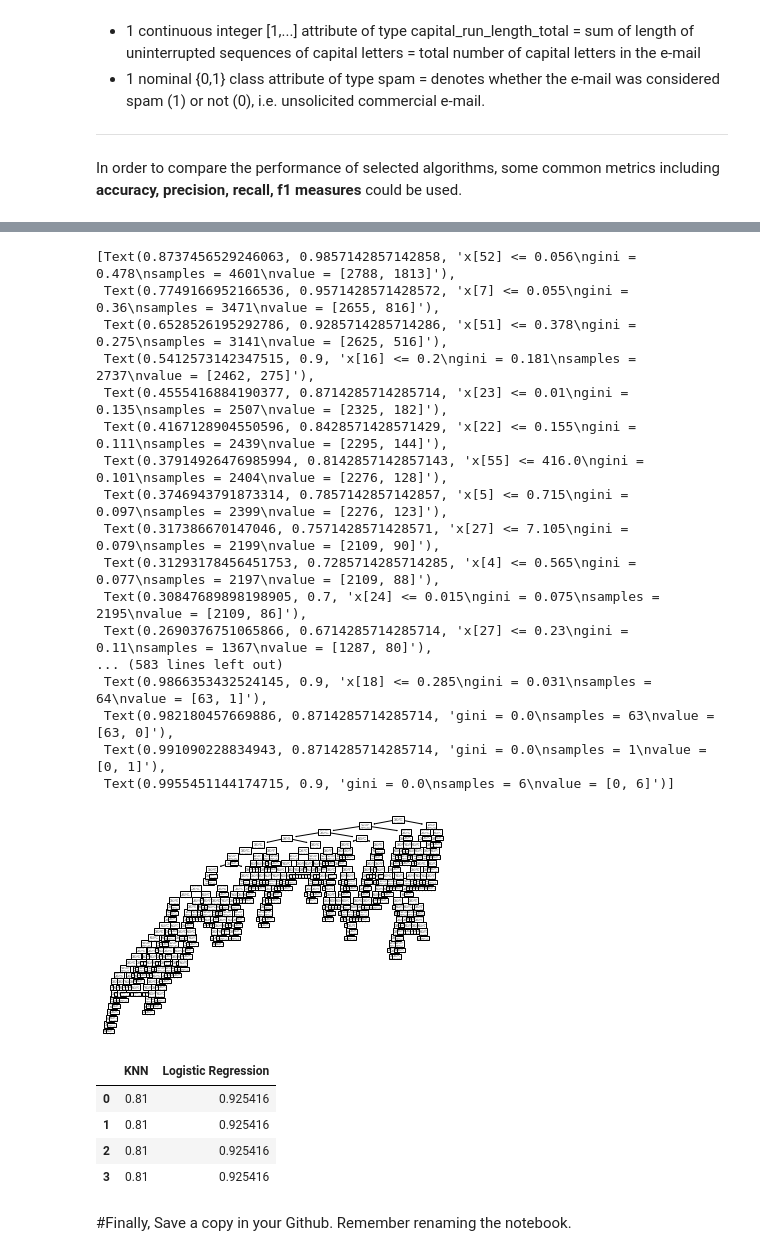
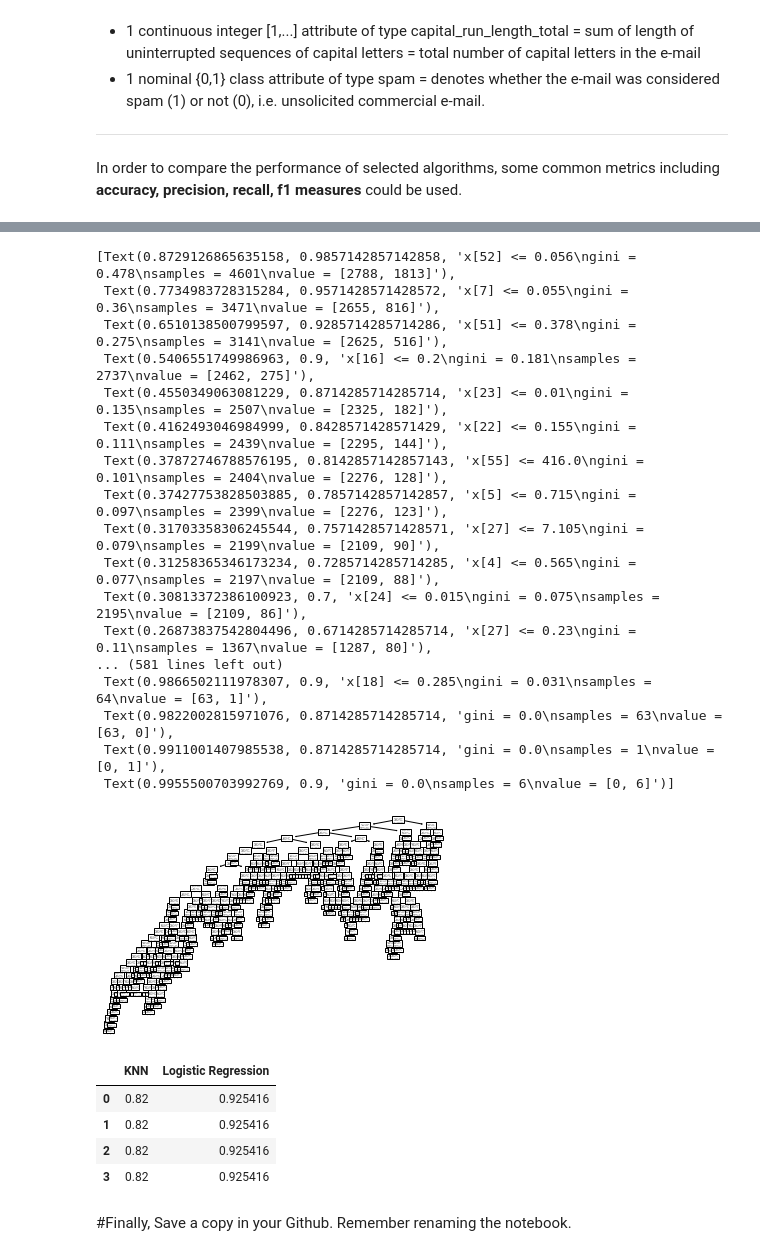
Before and after one commit to tranbuituanngoc/ML, a Jupyter notebook: Lab_4_20130337_TranBuiTuanNgoc.ipynb, the cells around one changed output, grey strips where cells are left out. Cells and saved outputs as stored; diff of their text form; code cells hidden in the pictures.

```diff
--- a/Lab_4_20130337_TranBuiTuanNgoc.ipynb
+++ b/Lab_4_20130337_TranBuiTuanNgoc.ipynb
@@ -343,37 +281,37 @@ from sklearn import tree
 from sklearn.tree import DecisionTreeClassifier
 # %%
 dtree = DecisionTreeClassifier()
-dtree = dtree.fit(X, Y)
+dtree = dtree.fit(X2, Y2)
 tree.plot_tree(dtree)
 # %% [output]
-[Text(0.8737456529246063, 0.9857142857142858, 'x[52] <= 0.056\ngini = 0.478\nsamples = 4601\nvalue = [2788, 1813]'),
- Text(0.7749166952166536, 0.9571428571428572, 'x[7] <= 0.055\ngini = 0.36\nsamples = 3471\nvalue = [2655, 816]'),
- Text(0.6528526195292786, 0.9285714285714286, 'x[51] <= 0.378\ngini = 0.275\nsamples = 3141\nvalue = [2625, 516]'),
- Text(0.5412573142347515, 0.9, 'x[16] <= 0.2\ngini = 0.181\nsamples = 2737\nvalue = [2462, 275]'),
- Text(0.4555416884190377, 0.8714285714285714, 'x[23] <= 0.01\ngini = 0.135\nsamples = 2507\nvalue = [2325, 182]'),
- Text(0.4167128904550596, 0.8428571428571429, 'x[22] <= 0.155\ngini = 0.111\nsamples = 2439\nvalue = [2295, 144]'),
- Text(0.37914926476985994, 0.8142857142857143, 'x[55] <= 416.0\ngini = 0.101\nsamples = 2404\nvalue = [2276, 128]'),
- Text(0.3746943791873314, 0.7857142857142857, 'x[5] <= 0.715\ngini = 0.097\nsamples = 2399\nvalue = [2276, 123]'),
- Text(0.317386670147046, 0.7571428571428571, 'x[27] <= 7.105\ngini = 0.079\nsamples = 2199\nvalue = [2109, 90]'),
- Text(0.31293178456451753, 0.7285714285714285, 'x[4] <= 0.565\ngini = 0.077\nsamples = 2197\nvalue = [2109, 88]'),
- Text(0.30847689898198905, 0.7, 'x[24] <= 0.015\ngini = 0.075\nsamples = 2195\nvalue = [2109, 86]'),
- Text(0.2690376751065866, 0.6714285714285714, 'x[27] <= 0.23\ngini = 0.11\nsamples = 1367\nvalue = [1287, 80]'),
-... (583 lines left out)
- Text(0.9866353432524145, 0.9, 'x[18] <= 0.285\ngini = 0.031\nsamples = 64\nvalue = [63, 1]'),
- Text(0.982180457669886, 0.8714285714285714, 'gini = 0.0\nsamples = 63\nvalue = [63, 0]'),
- Text(0.991090228834943, 0.8714285714285714, 'gini = 0.0\nsamples = 1\nvalue = [0, 1]'),
- Text(0.9955451144174715, 0.9, 'gini = 0.0\nsamples = 6\nvalue = [0, 6]')]
+[Text(0.8729126865635158, 0.9857142857142858, 'x[52] <= 0.056\ngini = 0.478\nsamples = 4601\nvalue = [2788, 1813]'),
+ Text(0.7734983728315284, 0.9571428571428572, 'x[7] <= 0.055\ngini = 0.36\nsamples = 3471\nvalue = [2655, 816]'),
+ Text(0.6510138500799597, 0.9285714285714286, 'x[51] <= 0.378\ngini = 0.275\nsamples = 3141\nvalue = [2625, 516]'),
+ Text(0.5406551749986963, 0.9, 'x[16] <= 0.2\ngini = 0.181\nsamples = 2737\nvalue = [2462, 275]'),
+ Text(0.4550349063081229, 0.8714285714285714, 'x[23] <= 0.01\ngini = 0.135\nsamples = 2507\nvalue = [2325, 182]'),
+ Text(0.4162493046984999, 0.8428571428571429, 'x[22] <= 0.155\ngini = 0.111\nsamples = 2439\nvalue = [2295, 144]'),
+ Text(0.37872746788576195, 0.8142857142857143, 'x[55] <= 416.0\ngini = 0.101\nsamples = 2404\nvalue = [2276, 128]'),
+ Text(0.37427753828503885, 0.7857142857142857, 'x[5] <= 0.715\ngini = 0.097\nsamples = 2399\nvalue = [2276, 123]'),
+ Text(0.31703358306245544, 0.7571428571428571, 'x[27] <= 7.105\ngini = 0.079\nsamples = 2199\nvalue = [2109, 90]'),
+ Text(0.31258365346173234, 0.7285714285714285, 'x[4] <= 0.565\ngini = 0.077\nsamples = 2197\nvalue = [2109, 88]'),
+ Text(0.30813372386100923, 0.7, 'x[24] <= 0.015\ngini = 0.075\nsamples = 2195\nvalue = [2109, 86]'),
+ Text(0.26873837542804496, 0.6714285714285714, 'x[27] <= 0.23\ngini = 0.11\nsamples = 1367\nvalue = [1287, 80]'),
+... (581 lines left out)
+ Text(0.9866502111978307, 0.9, 'x[18] <= 0.285\ngini = 0.031\nsamples = 64\nvalue = [63, 1]'),
+ Text(0.9822002815971076, 0.8714285714285714, 'gini = 0.0\nsamples = 63\nvalue = [63, 0]'),
+ Text(0.9911001407985538, 0.8714285714285714, 'gini = 0.0\nsamples = 1\nvalue = [0, 1]'),
+ Text(0.9955500703992769, 0.9, 'gini = 0.0\nsamples = 6\nvalue = [0, 6]')]
-[figure, old version]
+[figure, new version]
 # %%
-c3= [[0.81,  0.9254163649529327], [0.81, 0.9254163649529327], [0.81, 0.9254163649529327], [0.81, 0.9254163649529327]]
+c3= [[0.82,  0.9254163649529327], [0.82, 0.9254163649529327], [0.82, 0.9254163649529327], [0.82, 0.9254163649529327]]
 df = pd.DataFrame(c3, columns=['KNN', 'Logistic Regression'])
 df
 # %% [output]
 |  | KNN | Logistic Regression |
-| 0 | 0.81 | 0.925416 |
-| 1 | 0.81 | 0.925416 |
-| 2 | 0.81 | 0.925416 |
-| 3 | 0.81 | 0.925416 |
+| 0 | 0.82 | 0.925416 |
+| 1 | 0.82 | 0.925416 |
+| 2 | 0.82 | 0.925416 |
+| 3 | 0.82 | 0.925416 |
 # %% [markdown]
 #Finally,
 Save a copy in your Github. Remember renaming the notebook.
```
Also changed, not shown: parts of 20 cells of this notebook.
